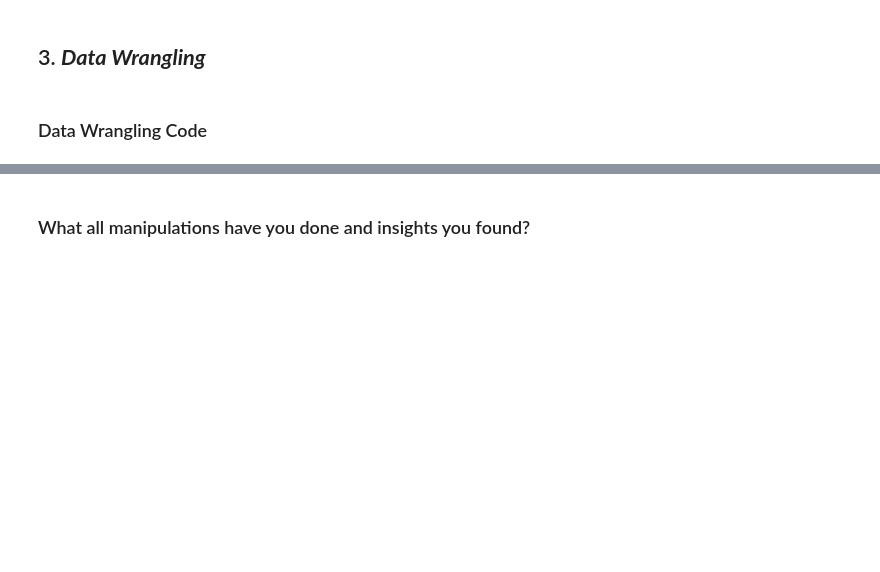
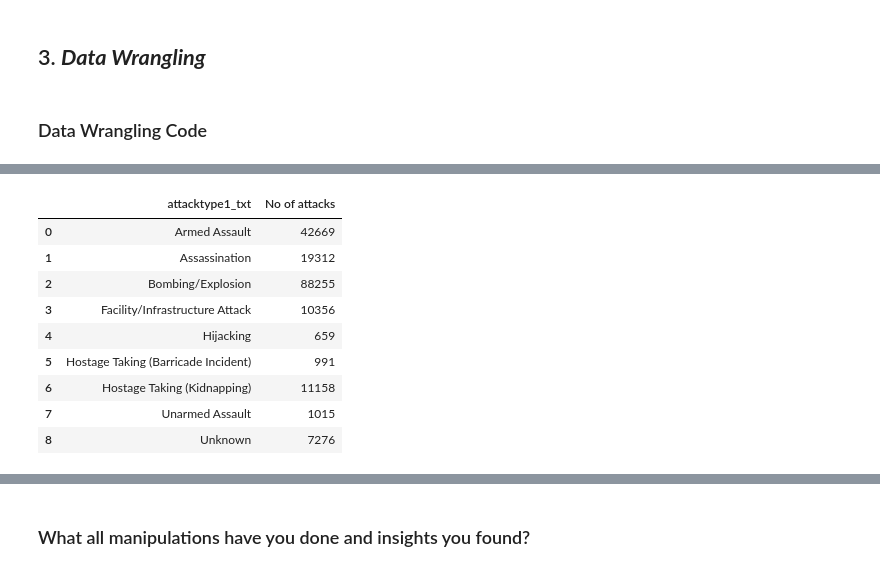
Before and after one commit to varshil009/Data-Visualization, a Jupyter notebook: global_terrorism_EDA.ipynb, the cells around one changed output, grey strips where cells are left out. Cells and saved outputs as stored; diff of their text form; code cells hidden in the pictures; blank space fills up the shorter version.

```diff
--- a/global_terrorism_EDA.ipynb
+++ b/global_terrorism_EDA.ipynb
@@ -162,0 +294,15 @@ for x in df.columns:
+# %%
+# find number of attacks in each attack type
+df_nattack_type = df.groupby('attacktype1_txt')['iyear'].count().reset_index(name = 'No of attacks')
+df_nattack_type
+# %% [output]
+|  | attacktype1_txt | No of attacks |
+| 0 | Armed Assault | 42669 |
+| 1 | Assassination | 19312 |
+| 2 | Bombing/Explosion | 88255 |
+| 3 | Facility/Infrastructure Attack | 10356 |
+| 4 | Hijacking | 659 |
+| 5 | Hostage Taking (Barricade Incident) | 991 |
+| 6 | Hostage Taking (Kidnapping) | 11158 |
+| 7 | Unarmed Assault | 1015 |
+| 8 | Unknown | 7276 |
```
Also changed, not shown: parts of 33 cells of this notebook.
